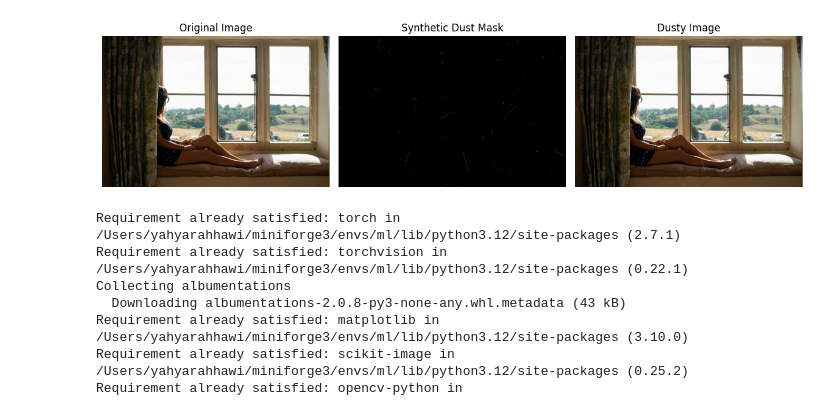
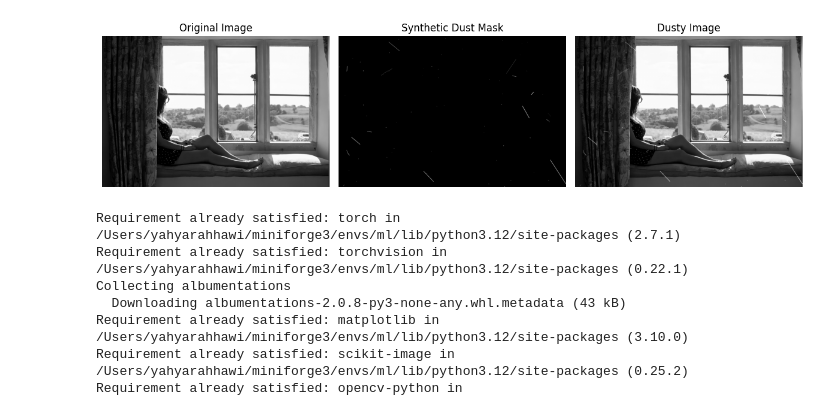
Before and after one commit to yahyarahhawi/Spotless-Film, a Jupyter notebook: main.ipynb, the cells around one changed output. Drawn from its saved outputs; the diff is of its cells as text; code cells hidden in the pictures.

```diff
--- a/main.ipynb
+++ b/main.ipynb
@@ -90,56 +229,43 @@ plt.show()
 # %%
-def apply_dust_to_color_image(image_bgr, mask, intensity=255):
-    """
-    Applies anti-aliased dust mask to brightness channel.
-    mask: grayscale mask with values in [0, 255]
-    """
-    # Convert to YCrCb
-    image_ycrcb = cv2.cvtColor(image_bgr, cv2.COLOR_BGR2YCrCb)
-    y, cr, cb = cv2.split(image_ycrcb)
-
-    # Normalize mask to [0.0, 1.0]
-    mask_float = mask.astype(np.float32) / 255.0
-
-    # Add scaled intensity based on soft edges
-    y = y.astype(np.float32)
-    y += mask_float * intensity
-    y = np.clip(y, 0, 255).astype(np.uint8)
-
-    # Reconstruct and convert back to BGR
-    image_dusty_ycrcb = cv2.merge([y, cr, cb])
-    image_dusty_bgr = cv2.cvtColor(image_dusty_ycrcb, cv2.COLOR_YCrCb2BGR)
-    return image_dusty_bgr
+def apply_dust_to_greyscale_image(image_grey, mask, intensity=255):
+    mask_float = mask.astype(np.float32)  # Already in [0.0, 1.0]
+    image_float = image_grey.astype(np.float32)
+    image_float += mask_float * intensity
+    return np.clip(image_float, 0, 255).astype(np.uint8)
 
 # ---- Load Image ----
 img_path = "film-dataset/1216x806x2 (8)-topaz-denoise.jpeg"
-image = cv2.imread(img_path)  # BGR
+image = cv2.imread(img_path)
 if image is None:
     raise FileNotFoundError(f"Could not read {img_path}")
-h, w = image.shape[:2]
+
+# Convert to greyscale
+image_grey = cv2.cvtColor(image, cv2.COLOR_BGR2GRAY)
+h, w = image_grey.shape
 
 # ---- Generate Mask & Apply ----
 mask = generate_dust_mask(image_shape=(h, w), squiggliness=0.7)
-dusty_image = apply_dust_to_color_image(image, mask, intensity=255)
+dusty_image = apply_dust_to_greyscale_image(image_grey, mask, intensity=255)
 
 # ---- Visualize ----
 plt.figure(figsize=(12, 4))
 plt.subplot(1, 3, 1)
-plt.imshow(cv2.cvtColor(image, cv2.COLOR_BGR2RGB))
+plt.imshow(image_grey, cmap='gray')
 plt.title("Original Image")
 plt.axis('off')
 
 plt.subplot(1, 3, 2)
 plt.imshow(mask, cmap='gray')
 plt.title("Synthetic Dust Mask")
 plt.axis('off')
 
 plt.subplot(1, 3, 3)
-plt.imshow(cv2.cvtColor(dusty_image, cv2.COLOR_BGR2RGB))
+plt.imshow(dusty_image, cmap='gray')
 plt.title("Dusty Image")
 plt.axis('off')
 
 plt.tight_layout()
 plt.show()
 # %% [output]
-[figure, old version]
+[figure, new version]
 # %%
```
Also changed, not shown: parts of 14 cells of this notebook, 1 other file.
